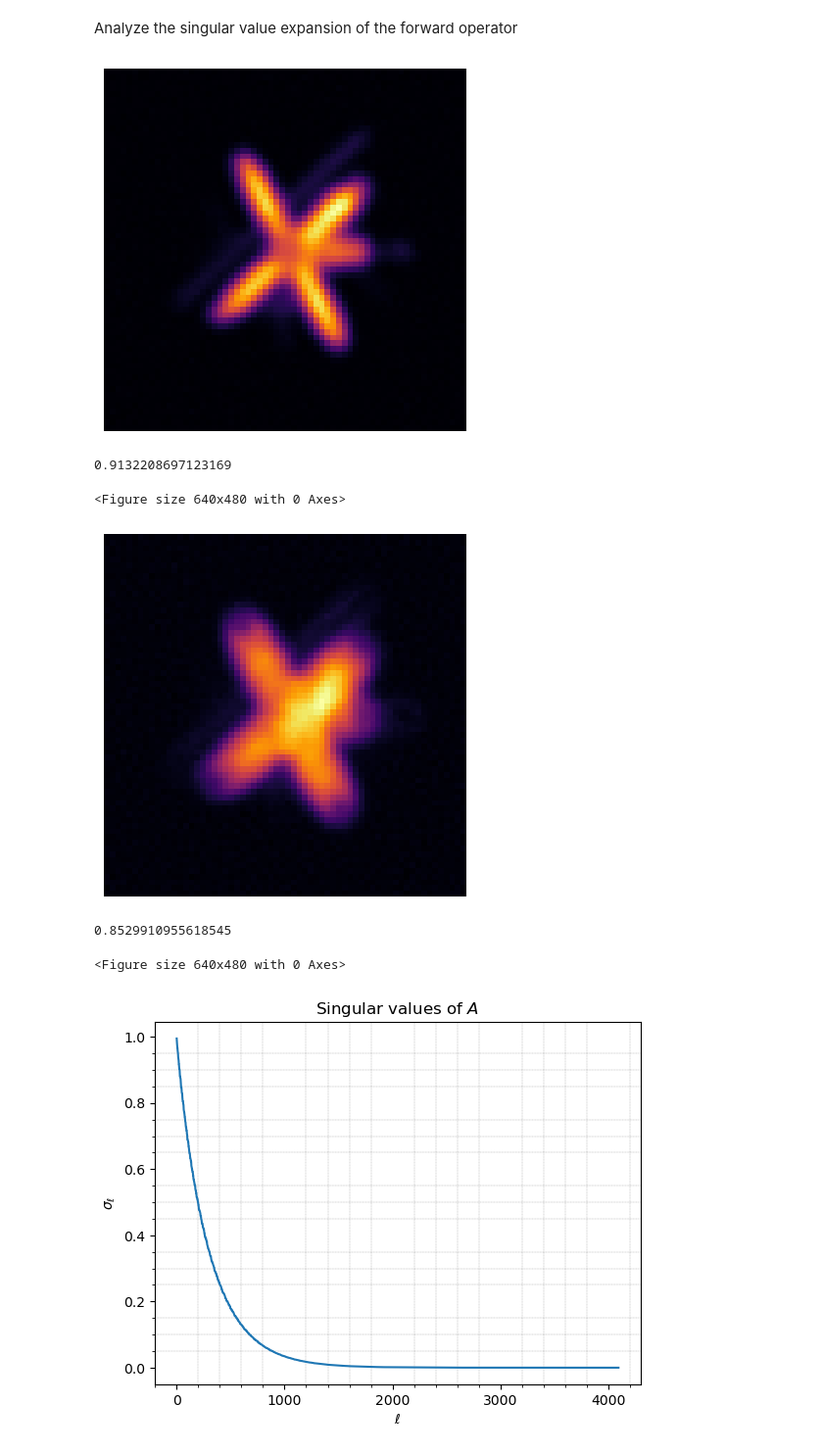
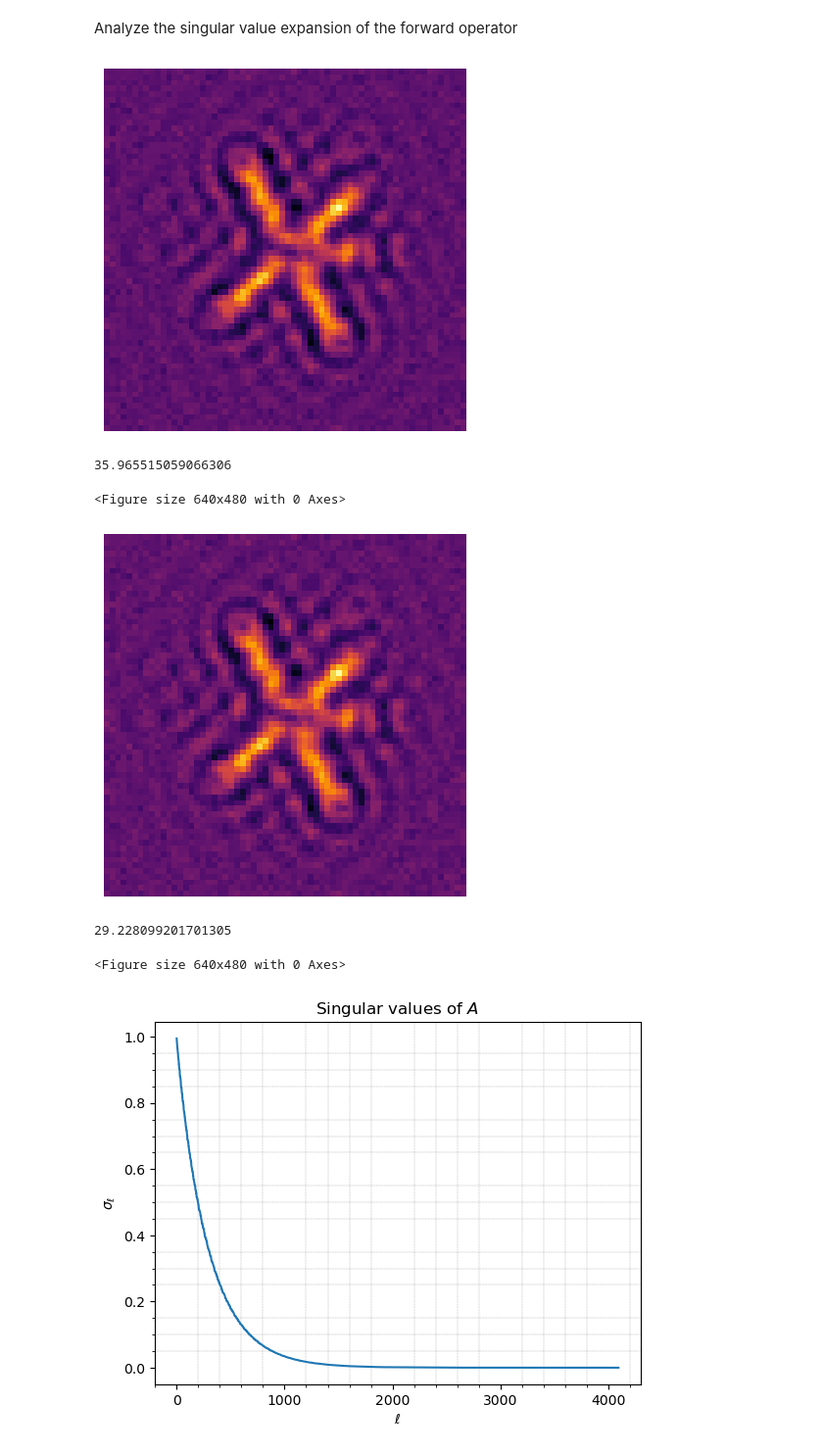
Before and after one commit to mpasha3/trips-py, a Jupyter notebook: demo_ill-posedness_Deblurring.ipynb, the cells around one changed output. Shown at 98% size. Saved outputs shown, nothing was run; the diff lists cells and outputs as text; code cells hidden in the pictures.

```diff
--- a/demo_ill-posedness_Deblurring.ipynb
+++ b/demo_ill-posedness_Deblurring.ipynb
@@ -57,7 +43,7 @@ Deblur = Deblurring()
 # In the class Deblurring we have can define the type of problem to be used.
 generate_matrix = True #Defines a blurring operator where the forward operator matrix is formed explicitly
 imagesize_x = 64 # Define the first dimension of the image
-imagesize_y = 64 # Defines the second dimension of the image
+imagesize_y = 64 # Define the second dimension of the image
 spread = 1.5 # The PSF parameter
 choose_image = 'satellite64' #The choice of the image
 if generate_matrix == True:
@@ -66,8 +52,8 @@ if generate_matrix == True:
         shape = (size, size)
         spreadnew = (spread, spread)
         A = Deblur.forward_Op_matrix(spreadnew, shape, imagesize_x, imagesize_y)
-x_true = Deblur.generate_true(choose_image)
+(x_true, nx, ny) = Deblur.generate_true(choose_image)
 b_true = Deblur.generate_data(x_true, generate_matrix)
 (b, delta) = Deblur.add_noise(b_true, 'Gaussian', noise_level = 0.01)
-Deblur.plot_rec(x_true.reshape((shape), order = 'F'), save_imgs = True, save_path='./saveImagesDeblurring'+'rec'+choose_image)
+Deblur.plot_rec(b.reshape((shape), order = 'F'), save_imgs = True, save_path='./saveImagesDeblurring'+'rec'+choose_image)
 # %% [output]
@@ -103,7 +99,7 @@ Analyze the singular value expansion of the forward operator
 ##Unregularized Arnoldi
 ##Arnoldi here
 projection_dim = 50
-(V,H) = arnoldi(A, projection_dim, b_vec)
+(V,H) = arnoldi(A, b_vec, projection_dim)
 UU = V[:, 0:-1]
 HH = H[0:-1, :]
 bhat = UU.T.dot(b_vec)
@@ -112,24 +108,24 @@ x_Arnoldi_tikh = UU.dot(y_tikh)
 Deblur.plot_rec(x_Arnoldi_tikh.reshape(imagesize_x, imagesize_y))
 np.linalg.norm(x_Arnoldi_tikh-x_true.reshape((-1,1)))/np.linalg.norm(x_true.reshape((-1,1)))
 # %% [output]
-[figure, old version]
+[figure, new version]
-0.9132208697123169
+35.965515059066306
 <Figure size 640x480 with 0 Axes>
 # %%
 ## Regularized Arnoldi here
-projection_dim = 100
-(V,H) = arnoldi(A, projection_dim, b_vec)
+projection_dim = 50
+(V,H) = arnoldi(A, b_vec, projection_dim)
 UU = V[:, 0:-1]
 HH = H[0:-1, :]
-reg_param = 0.00001
+reg_param = 10
 bhat = UU.T.dot(b_vec)
 y_tikh = np.linalg.solve(HH.T*HH + reg_param*np.ones((HH.T.shape[0],HH.T.shape[0])), HH.T@bhat)
 x_Arnoldi_tikh = UU.dot(y_tikh)
 Deblur.plot_rec(x_Arnoldi_tikh.reshape(imagesize_x, imagesize_y))
 np.linalg.norm(x_Arnoldi_tikh-x_true.reshape((-1,1)))/np.linalg.norm(x_true.reshape((-1,1)))
 # %% [output]
-[figure, old version]
+[figure, new version]
-0.8529910955618545
+29.228099201701305
 <Figure size 640x480 with 0 Axes>
 # %%
 U, S, VT = np.linalg.svd(A)
```
Also changed, not shown: parts of 11 cells of this notebook, 47 other files.
